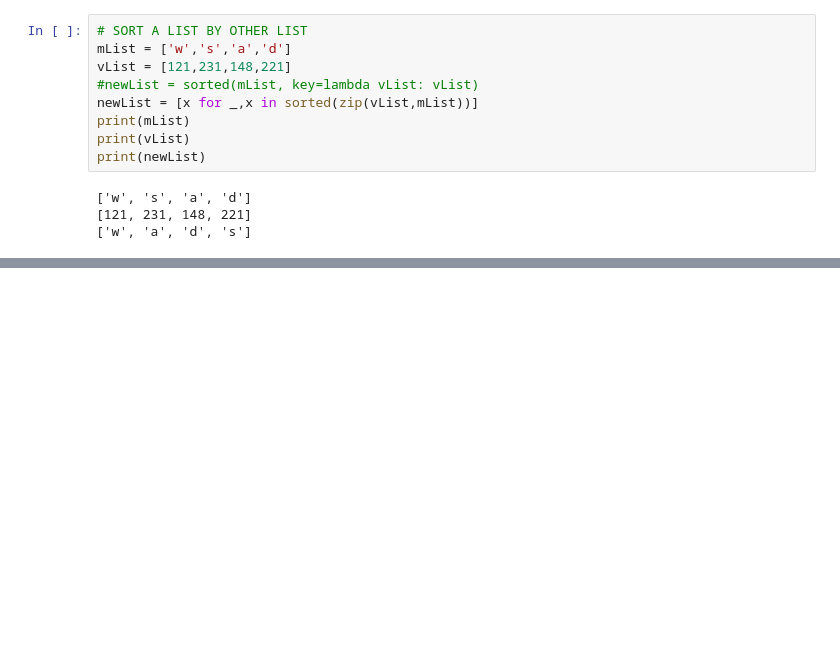
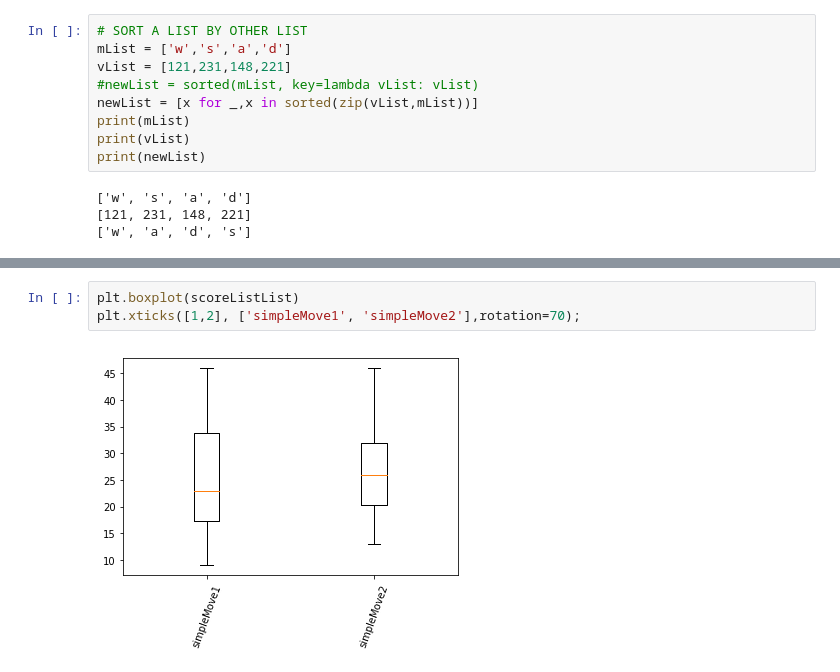
Before and after one commit to zachgood/Viper-Game, a Jupyter notebook: A4.ipynb, the cells around one changed output, grey strips where cells are left out. Drawn from its saved outputs; the diff is of its cells as text; blank space fills up the shorter version.

```diff
--- a/A4.ipynb
+++ b/A4.ipynb
@@ -844,0 +977,5 @@ print(newList)
+# %%
+plt.boxplot(scoreListList)
+plt.xticks([1,2], ['simpleMove1', 'simpleMove2'],rotation=70);
+# %% [output]
+[figure, added]
```
Also changed, not shown: parts of 8 cells of this notebook.
